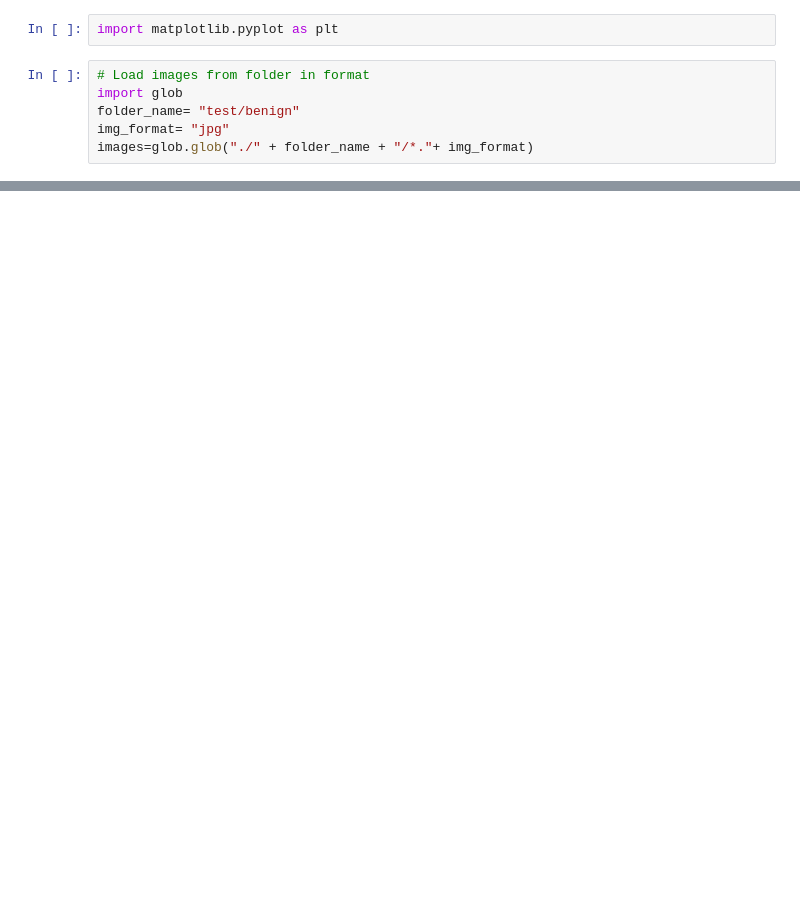
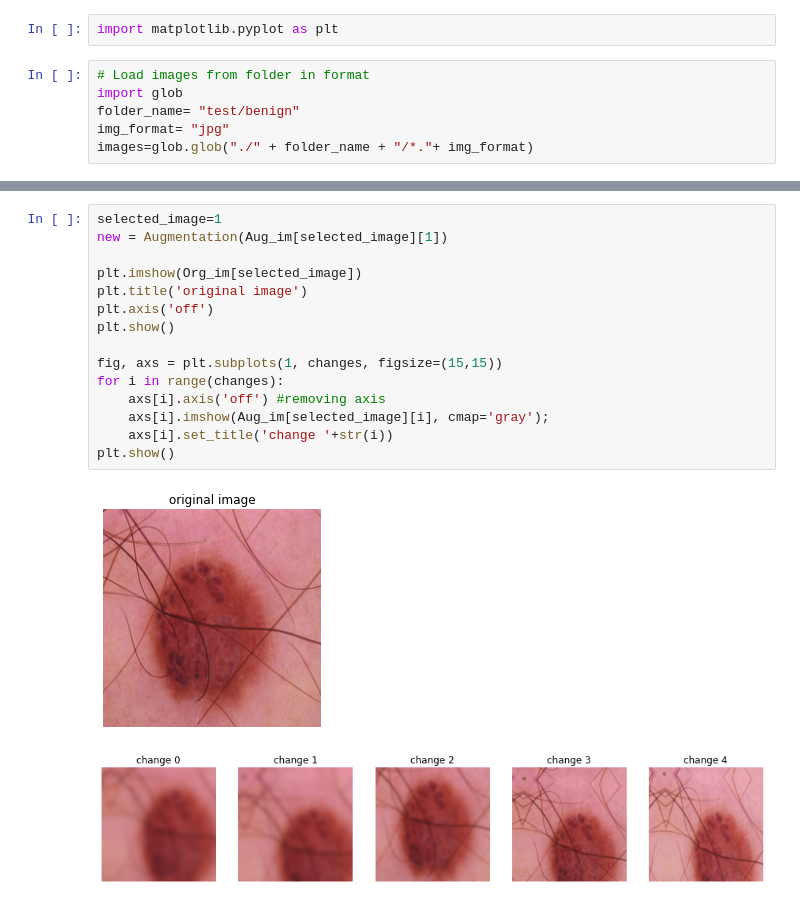
Before and after one commit to mbirkholzupc/mai_ci_ddmr, a Jupyter notebook: image_augmentation/image_augmentation_usage.ipynb, the cells around one changed output, grey strips where cells are left out. Saved outputs shown, nothing was run; the diff lists cells and outputs as text; blank space fills up the shorter version.

```diff
--- a/image_augmentation/image_augmentation_usage.ipynb
+++ b/image_augmentation/image_augmentation_usage.ipynb
@@ -39,0 +44,18 @@ plt.show()
+# %%
+selected_image=1
+new = Augmentation(Aug_im[selected_image][1])
+
+plt.imshow(Org_im[selected_image])
+plt.title('original image')
+plt.axis('off')
+plt.show()
+
+fig, axs = plt.subplots(1, changes, figsize=(15,15))
+for i in range(changes):
+    axs[i].axis('off') #removing axis
+    axs[i].imshow(Aug_im[selected_image][i], cmap='gray');
+    axs[i].set_title('change '+str(i))
+plt.show()
+# %% [output]
+[figure, added]
+[figure, added]
```
Also changed, not shown: parts of 5 cells of this notebook, 1 other file.
